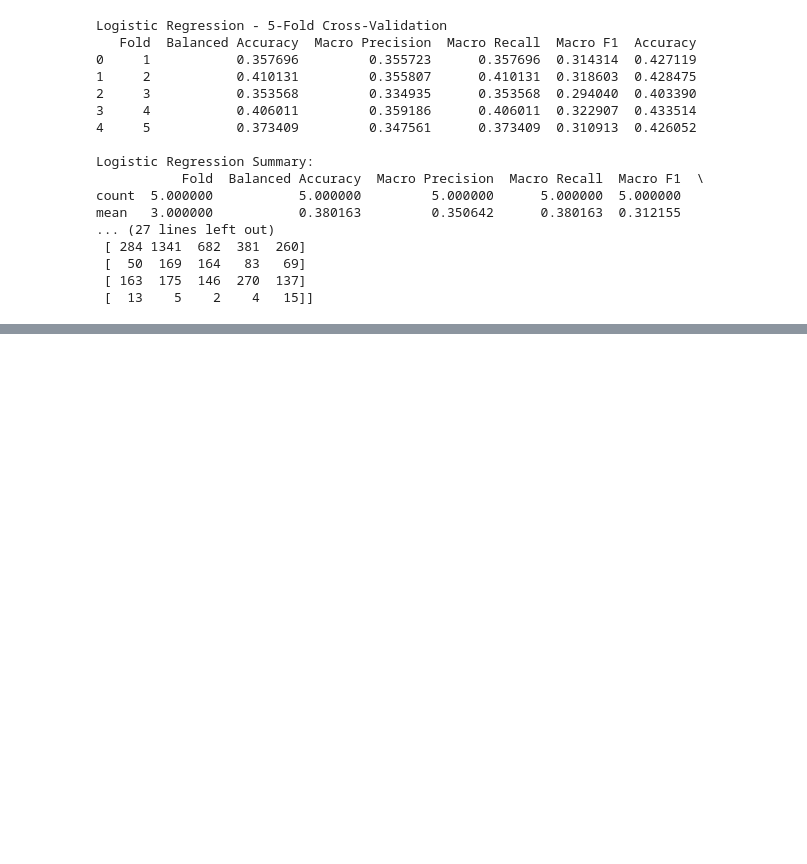
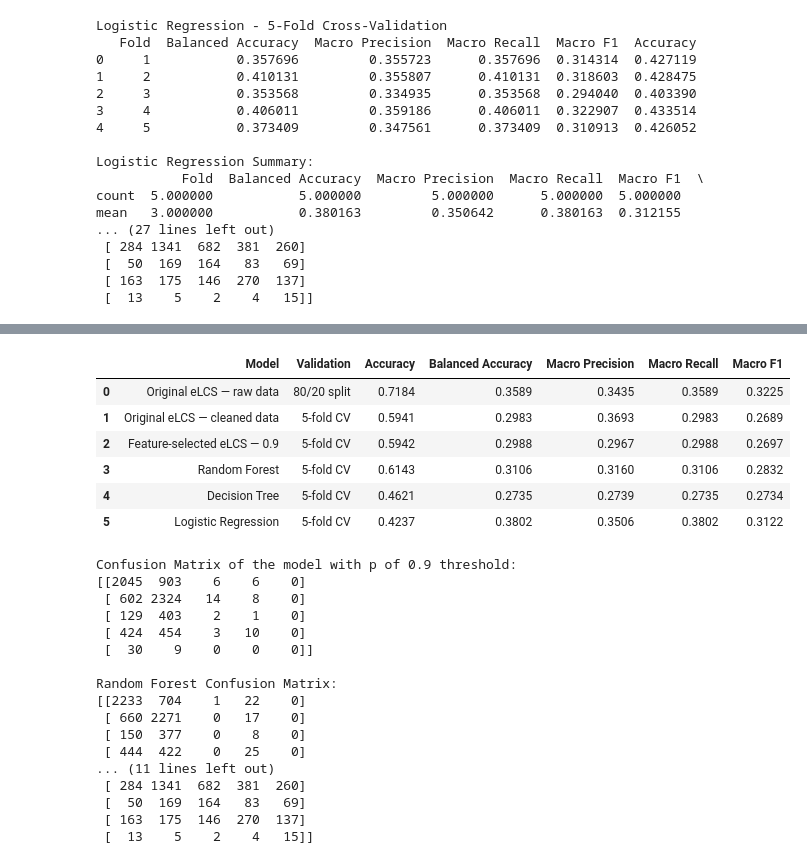
Before and after one commit to ChrisJHM6446/ENGE707_Project_Phase2, a Jupyter notebook: ENGE707_Phase2_Main.ipynb, the cells around one changed output, grey strips where cells are left out. Drawn from its saved outputs; the diff is of its cells as text; code cells hidden in the pictures; blank space fills up the shorter version.

```diff
--- a/ENGE707_Phase2_Main.ipynb
+++ b/ENGE707_Phase2_Main.ipynb
@@ -2244,0 +2369,37 @@ mean   3.000000           0.380163         0.350642      0.380163  0.312155
+# %%
+display(comparison_table.round(4))
+#
+#
+print("Confusion Matrix of the model with p of 0.9 threshold:")
+print(zeroNine_confusion_matrix)
+print("\nRandom Forest Confusion Matrix:")
+print(rf_confusion_matrix)
+print("\nDecision Tree Confusion Matrix:")
+print(dt_confusion_matrix)
+print("\nLogistic Regression Confusion Matrix:")
+print(lr_confusion_matrix)
+# %% [output]
+|  | Model | Validation | Accuracy | Balanced Accuracy | Macro Precision | Macro Recall | Macro F1 |
+| 0 | Original eLCS — raw data | 80/20 split | 0.7184 | 0.3589 | 0.3435 | 0.3589 | 0.3225 |
+| 1 | Original eLCS — cleaned data | 5-fold CV | 0.5941 | 0.2983 | 0.3693 | 0.2983 | 0.2689 |
+| 2 | Feature-selected eLCS — 0.9 | 5-fold CV | 0.5942 | 0.2988 | 0.2967 | 0.2988 | 0.2697 |
+| 3 | Random Forest | 5-fold CV | 0.6143 | 0.3106 | 0.3160 | 0.3106 | 0.2832 |
+| 4 | Decision Tree | 5-fold CV | 0.4621 | 0.2735 | 0.2739 | 0.2735 | 0.2734 |
+| 5 | Logistic Regression | 5-fold CV | 0.4237 | 0.3802 | 0.3506 | 0.3802 | 0.3122 |
+Confusion Matrix of the model with p of 0.9 threshold:
+[[2045  903    6    6    0]
+ [ 602 2324   14    8    0]
+ [ 129  403    2    1    0]
+ [ 424  454    3   10    0]
+ [  30    9    0    0    0]]
+
+Random Forest Confusion Matrix:
+[[2233  704    1   22    0]
+ [ 660 2271    0   17    0]
+ [ 150  377    0    8    0]
+ [ 444  422    0   25    0]
+... (11 lines left out)
+ [ 284 1341  682  381  260]
+ [  50  169  164   83   69]
+ [ 163  175  146  270  137]
+ [  13    5    2    4   15]]
```
Also changed, not shown: parts of 6 cells of this notebook, 1 other file.
